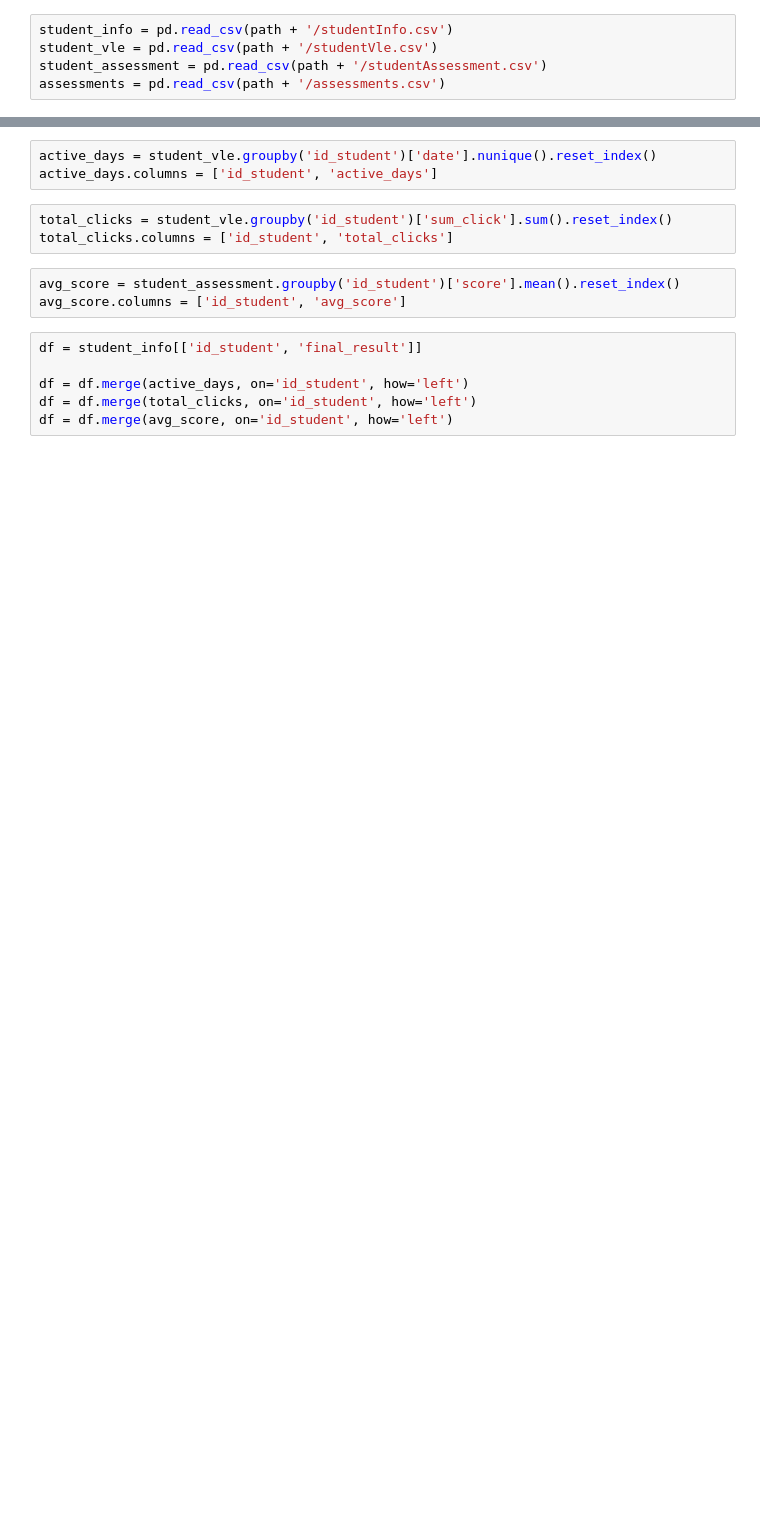
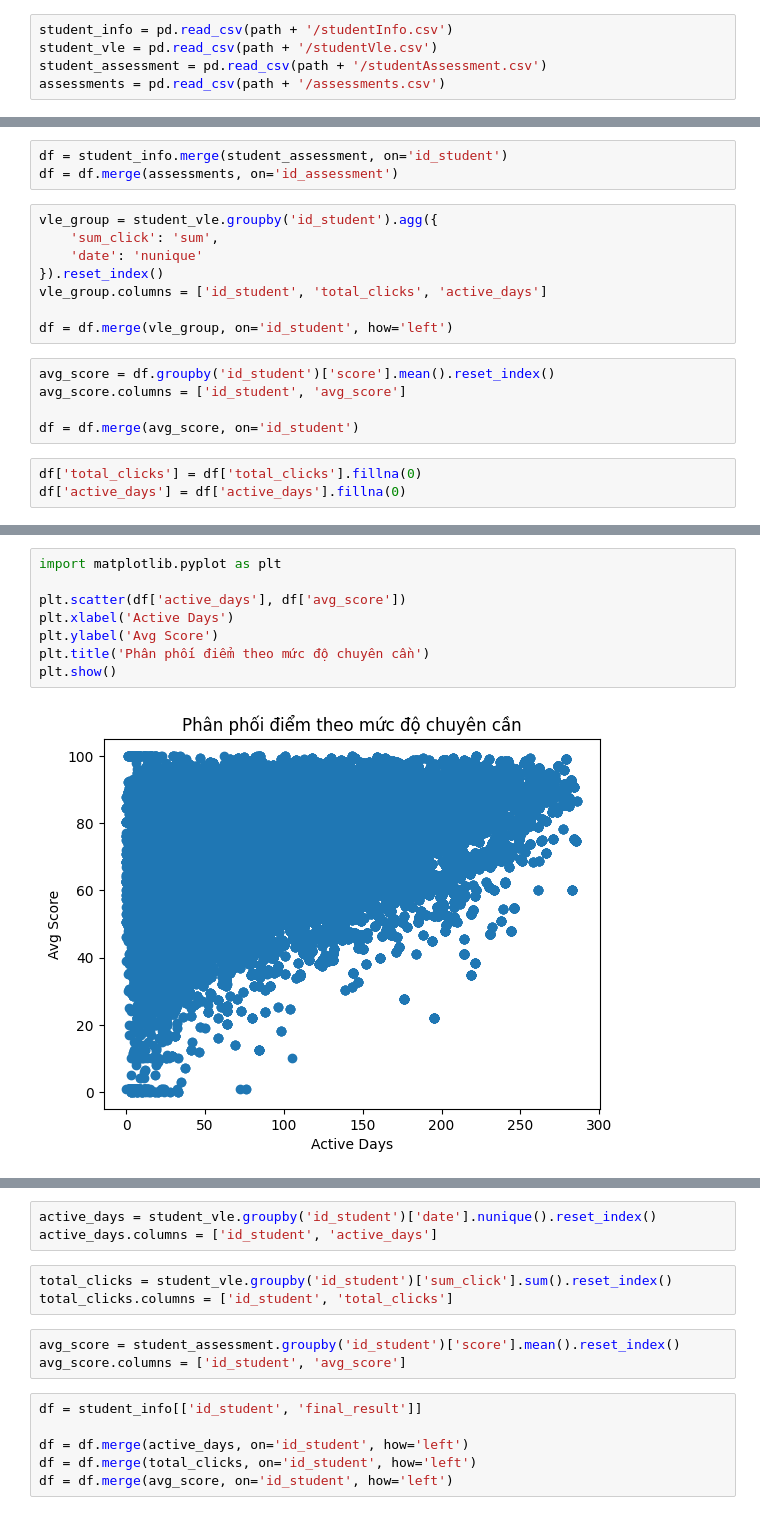
Before and after one commit to DuongBMTTNC/Cloud_DA, a Jupyter notebook: OULAD.ipynb, the cells around one changed output, grey strips where cells are left out. Saved outputs shown, nothing was run; the diff lists cells and outputs as text; blank space fills up the shorter version.

```diff
--- a/OULAD.ipynb
+++ b/OULAD.ipynb
@@ -25,0 +44,19 @@ assessments = pd.read_csv(path + '/assessments.csv')
+# %%
+df = student_info.merge(student_assessment, on='id_student')
+df = df.merge(assessments, on='id_assessment')
+# %%
+vle_group = student_vle.groupby('id_student').agg({
+    'sum_click': 'sum',
+    'date': 'nunique'
+}).reset_index()
+vle_group.columns = ['id_student', 'total_clicks', 'active_days']
+
+df = df.merge(vle_group, on='id_student', how='left')
+# %%
+avg_score = df.groupby('id_student')['score'].mean().reset_index()
+avg_score.columns = ['id_student', 'avg_score']
+
+df = df.merge(avg_score, on='id_student')
+# %%
+df['total_clicks'] = df['total_clicks'].fillna(0)
+df['active_days'] = df['active_days'].fillna(0)
@@ -25,0 +87,10 @@ assessments = pd.read_csv(path + '/assessments.csv')
+# %%
+import matplotlib.pyplot as plt
+
+plt.scatter(df['active_days'], df['avg_score'])
+plt.xlabel('Active Days')
+plt.ylabel('Avg Score')
+plt.title('Phân phối điểm theo mức độ chuyên cần')
+plt.show()
+# %% [output]
+[figure, added]
```
Also changed, not shown: parts of 18 cells of this notebook.
